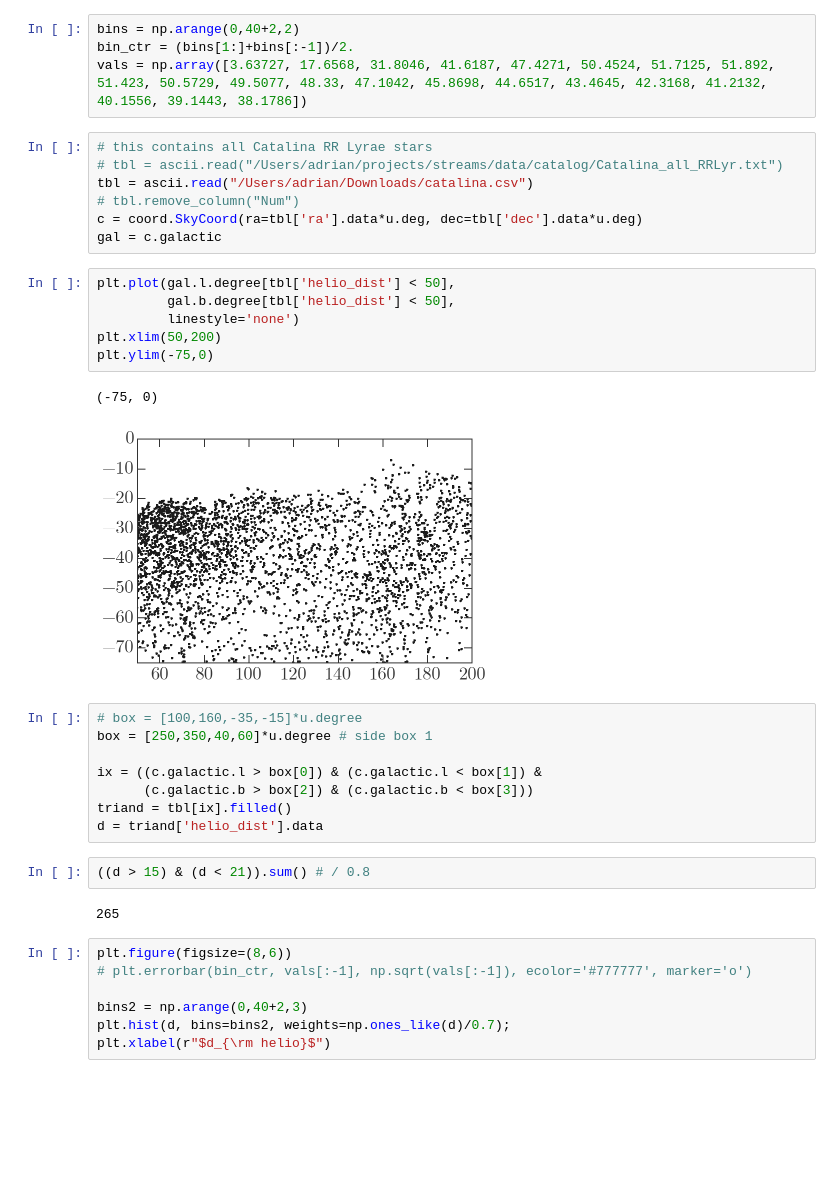
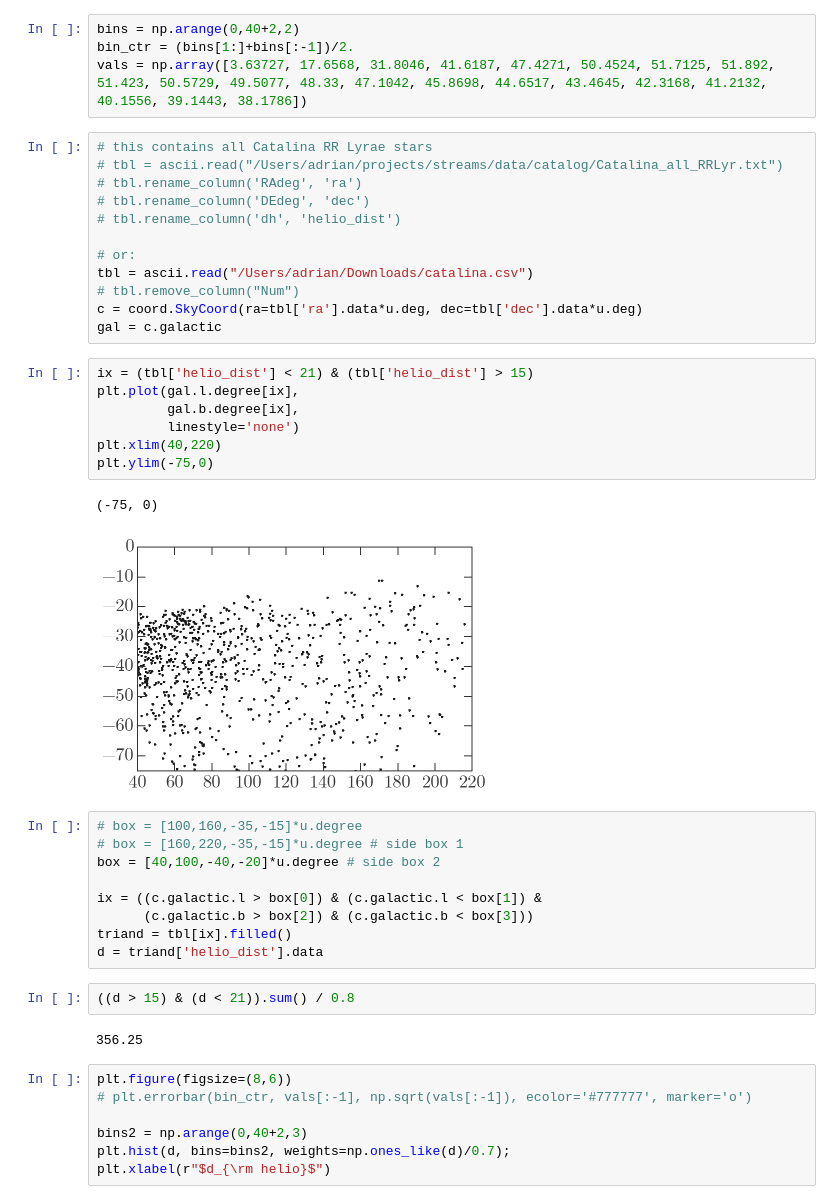
Before and after one commit to adrn/TriandRRLyrae, a Jupyter notebook: notebooks/Predicted number.ipynb, the cells around one changed output. Saved outputs shown, nothing was run; the diff lists cells and outputs as text; blank space fills up the shorter version.

```diff
--- a/notebooks/Predicted number.ipynb
+++ b/notebooks/Predicted number.ipynb
@@ -70,31 +70,38 @@ vals = np.array([3.63727, 17.6568, 31.8046, 41.6187, 47.4271, 50.4524, 51.7125,
 # %%
 # this contains all Catalina RR Lyrae stars
 # tbl = ascii.read("/Users/adrian/projects/streams/data/catalog/Catalina_all_RRLyr.txt")
+# tbl.rename_column('RAdeg', 'ra')
+# tbl.rename_column('DEdeg', 'dec')
+# tbl.rename_column('dh', 'helio_dist')
+
+# or:
 tbl = ascii.read("/Users/adrian/Downloads/catalina.csv")
 # tbl.remove_column("Num")
 c = coord.SkyCoord(ra=tbl['ra'].data*u.deg, dec=tbl['dec'].data*u.deg)
 gal = c.galactic
 # %%
-plt.plot(gal.l.degree[tbl['helio_dist'] < 50],
-         gal.b.degree[tbl['helio_dist'] < 50],
+ix = (tbl['helio_dist'] < 21) & (tbl['helio_dist'] > 15)
+plt.plot(gal.l.degree[ix],
+         gal.b.degree[ix],
          linestyle='none')
-plt.xlim(50,200)
+plt.xlim(40,220)
 plt.ylim(-75,0)
 # %% [output]
 (-75, 0)
-[figure, old version]
+[figure, new version]
 # %%
 # box = [100,160,-35,-15]*u.degree
-box = [250,350,40,60]*u.degree # side box 1
+# box = [160,220,-35,-15]*u.degree # side box 1
+box = [40,100,-40,-20]*u.degree # side box 2
 
 ix = ((c.galactic.l > box[0]) & (c.galactic.l < box[1]) &
       (c.galactic.b > box[2]) & (c.galactic.b < box[3]))
 triand = tbl[ix].filled()
 d = triand['helio_dist'].data
 # %%
-((d > 15) & (d < 21)).sum() # / 0.8
+((d > 15) & (d < 21)).sum() / 0.8
 # %% [output]
-265
+356.25
 # %%
 plt.figure(figsize=(8,6))
 # plt.errorbar(bin_ctr, vals[:-1], np.sqrt(vals[:-1]), ecolor='#777777', marker='o')
```
Also changed, not shown: 5 other files.
